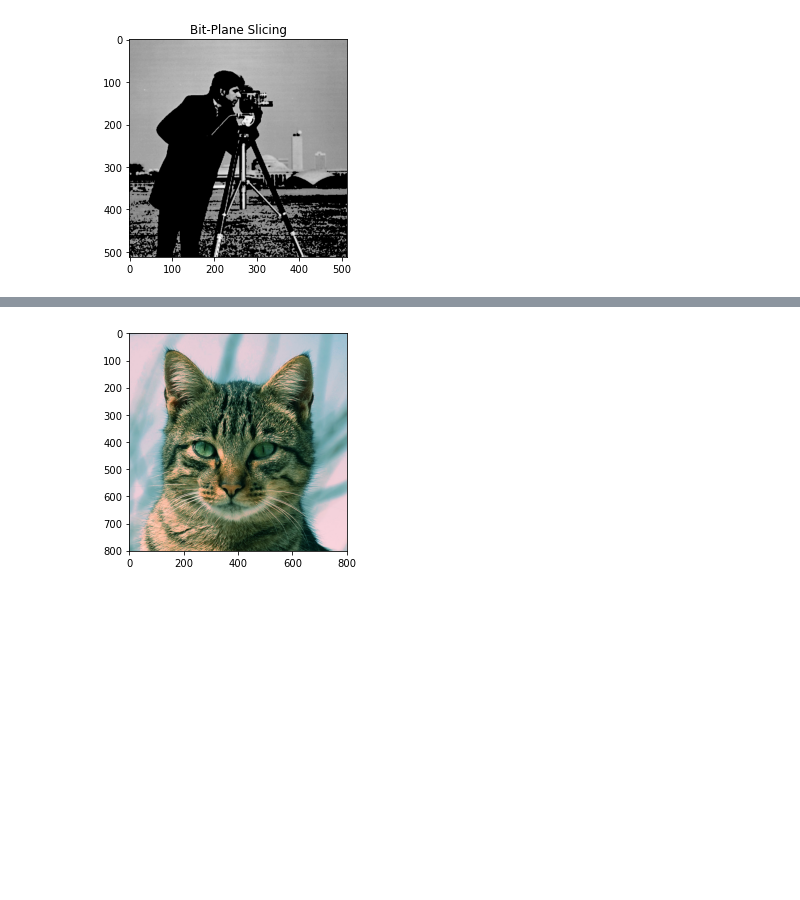
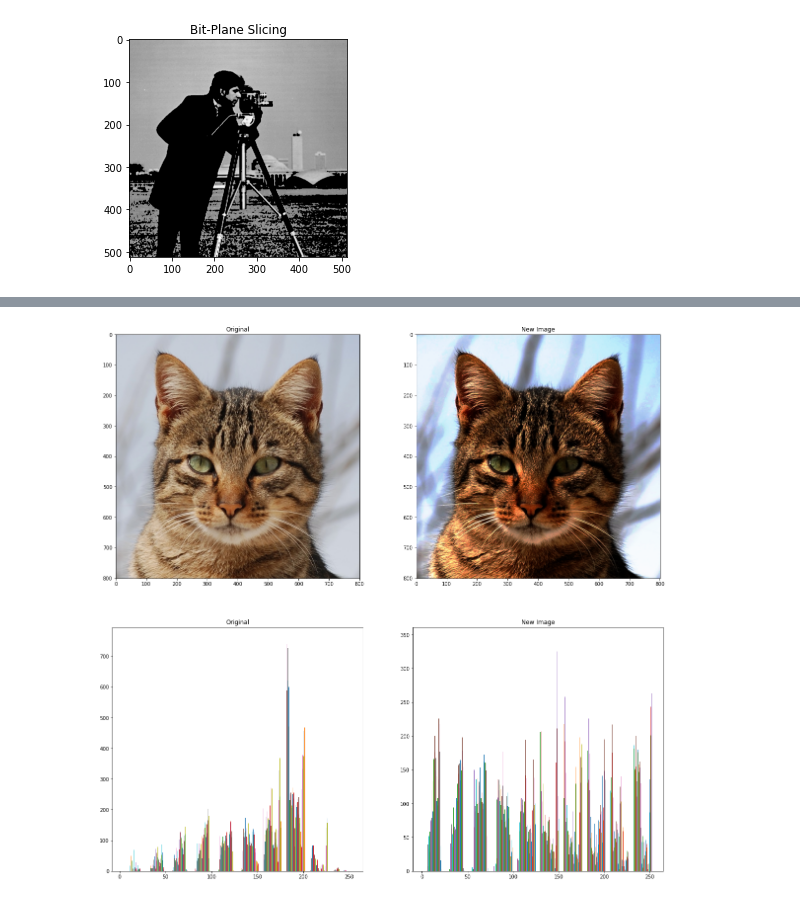
Before and after one commit to MastProTech/Image-Processing, a Jupyter notebook: ImageProcessing3.ipynb, the cells around one changed output, grey strips where cells are left out. Saved outputs shown, nothing was run; the diff lists cells and outputs as text; code cells hidden in the pictures; blank space fills up the shorter version.

Commit message:
Added Image Histogram Equalization with Explanation

```diff
--- a/ImageProcessing3.ipynb
+++ b/ImageProcessing3.ipynb
@@ -195,14 +223,40 @@ def apply_mapping(img, mapping):
     return new_image
-# %%
-# img=data.astronaut()
-img=Image.open('catpic4.jpg')
-img=np.array(img)
-hist=make_histogram(img)
-# plt.hist(hist, histtype='step');
-cumsum=make_cumsum(hist)
-mapping=make_mapping(hist, cumsum, img)
-newImg=apply_mapping(img, mapping)
-plt.imshow(newImg)
-Image.fromarray(newImg).save('HistPic.jpg')
-# %% [output]
-[figure, removed]
+# %%
+img=Image.open('catpic4.jpg')
+img=np.array(img)
+
+# Below statement acts as grey/color image output switch. For color output, comment below line.
+# If inputting grey-scale image, comment below line.
+# img=img[:,:,0]
+
+hist=make_histogram(img)
+cumsum=make_cumsum(hist)
+mapping=make_mapping(hist, cumsum, img)
+newImg=apply_mapping(img, mapping)
+
+plt.figure(figsize=(20,20))
+plt.subplot(2,2,1)
+plt.title('Original')
+plt.imshow(img, 'gray')
+
+plt.subplot(2,2,2)
+plt.title('New Image')
+plt.imshow(newImg, 'gray')
+Image.fromarray(newImg).save('HistogramEqualized.jpg')
+# Image saved to storage
+
+plt.subplot(2,2,3)
+plt.title('Original')
+if len(img.shape)==3:
+    plt.hist(img[:,:,0]);
+else:
+    plt.hist(img);
+
+plt.subplot(2,2,4)
+plt.title('New Image')
+if len(img.shape)==3:
+    plt.hist(newImg[:,:,0]);
+else:
+    plt.hist(newImg);
+# %% [output]
+[figure, added]
```
Also changed, not shown: parts of 12 cells of this notebook, 2 other files.
